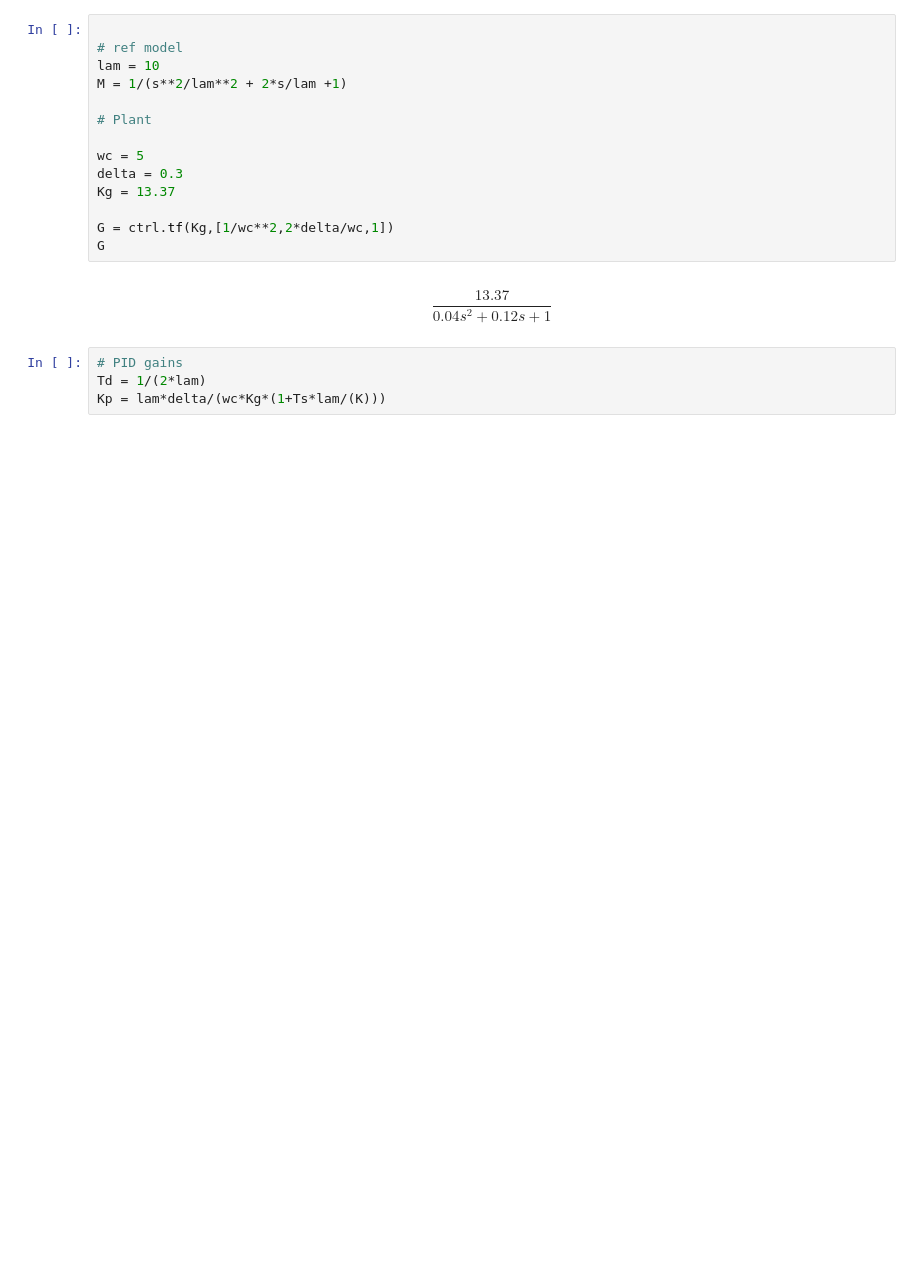
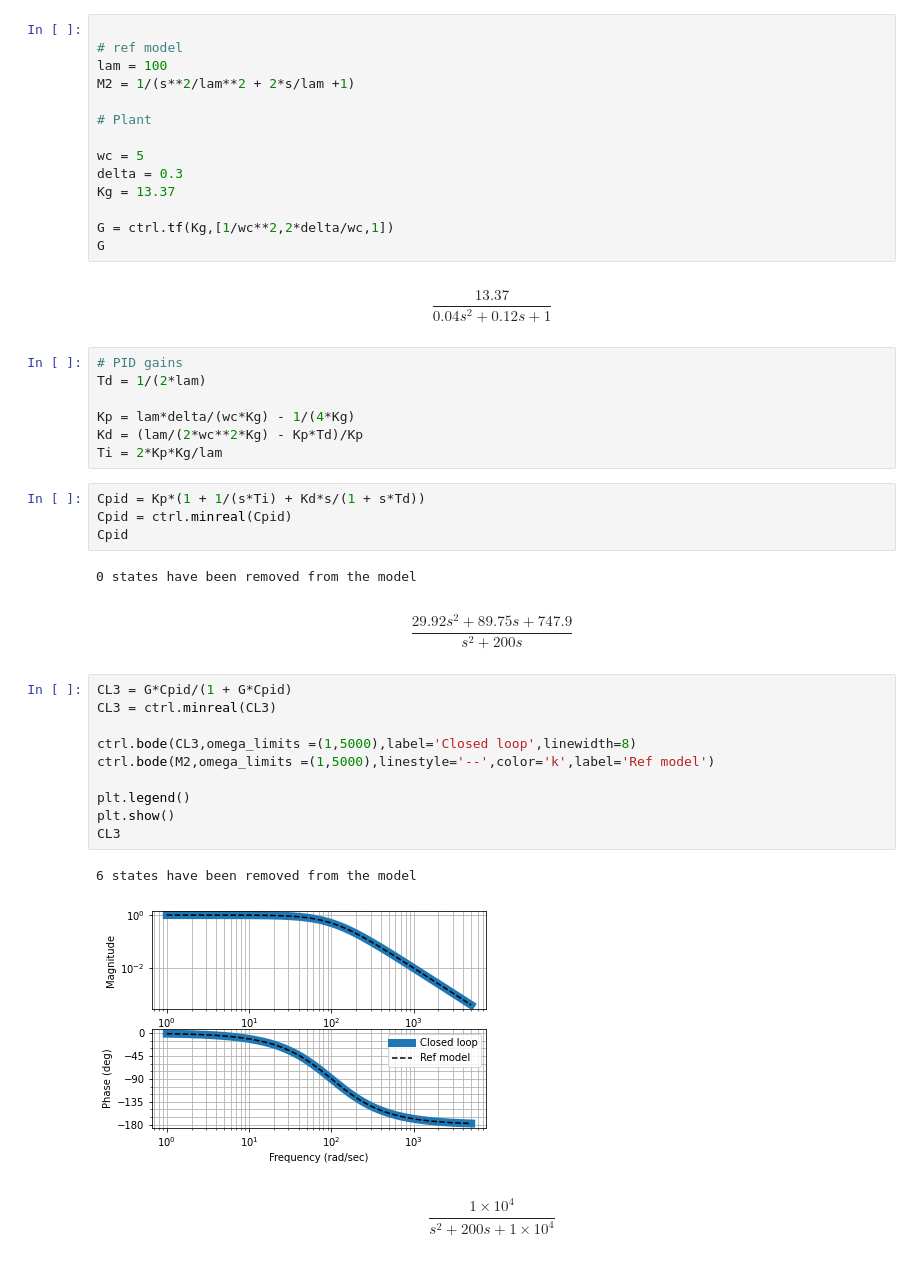
Before and after one commit to eliasrhoden/ideal-controllers, a Jupyter notebook: ideal_ctrl.ipynb, the cells around one changed output. Cells and saved outputs as stored; diff of their text form; blank space fills up the shorter version.

```diff
--- a/ideal_ctrl.ipynb
+++ b/ideal_ctrl.ipynb
@@ -178,8 +211,8 @@ $$
 # %%
 
 # ref model
-lam = 10
-M = 1/(s**2/lam**2 + 2*s/lam +1)
+lam = 100
+M2 = 1/(s**2/lam**2 + 2*s/lam +1)
 
 # Plant
 
@@ -194,4 +227,28 @@ $$\frac{13.37}{0.04 s^2 + 0.12 s + 1}$$
 # %%
 # PID gains
 Td = 1/(2*lam)
-Kp = lam*delta/(wc*Kg*(1+Ts*lam/(K)))
+
+Kp = lam*delta/(wc*Kg) - 1/(4*Kg)
+Kd = (lam/(2*wc**2*Kg) - Kp*Td)/Kp
+Ti = 2*Kp*Kg/lam
+# %%
+Cpid = Kp*(1 + 1/(s*Ti) + Kd*s/(1 + s*Td))
+Cpid = ctrl.minreal(Cpid)
+Cpid
+# %% [output]
+0 states have been removed from the model
+$$\frac{29.92 s^2 + 89.75 s + 747.9}{s^2 + 200 s}$$
+# %%
+CL3 = G*Cpid/(1 + G*Cpid)
+CL3 = ctrl.minreal(CL3)
+
+ctrl.bode(CL3,omega_limits =(1,5000),label='Closed loop',linewidth=8)
+ctrl.bode(M2,omega_limits =(1,5000),linestyle='--',color='k',label='Ref model')
+
+plt.legend()
+plt.show()
+CL3
+# %% [output]
+6 states have been removed from the model
+[figure, added]
+$$\frac{1 \times 10^{4}}{s^2 + 200 s + 1 \times 10^{4}}$$
```
Also changed, not shown: parts of 9 cells of this notebook.
